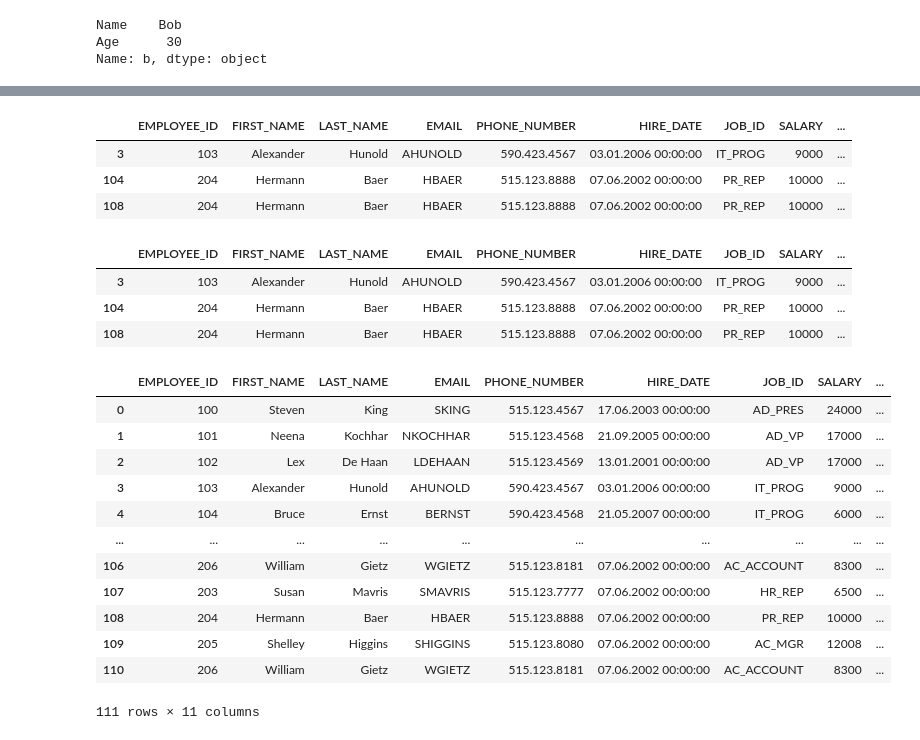
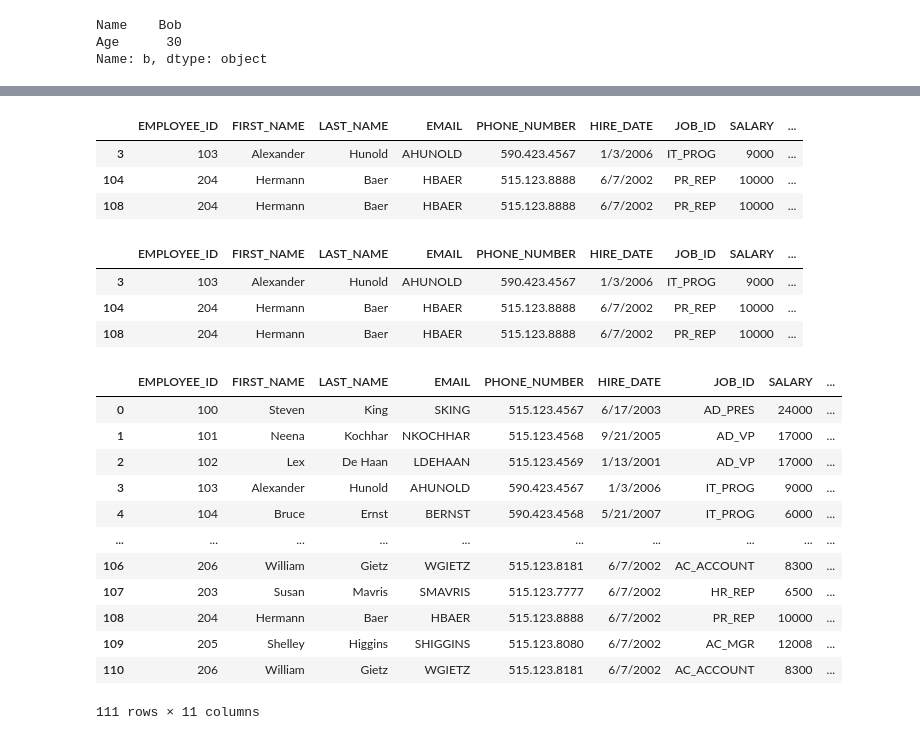
Before and after one commit to Naren1122/Road_To_Data_Science_Python, a Jupyter notebook: pandas_b/basic.ipynb, the cells around one changed output, grey strips where cells are left out. Cells and saved outputs as stored; diff of their text form; code cells hidden in the pictures.

```diff
--- a/pandas_b/basic.ipynb
+++ b/pandas_b/basic.ipynb
@@ -54,6 +56,5 @@ Name    Bob
 Age      30
 Name: b, dtype: object
 # %%
-df = pd.ExcelFile(r'EMPLOYEES.xlsx')
-df_data = df.parse()
+df = pd.read_csv('Employees.csv')
 # %%
@@ -115,35 +116,35 @@ emp_job_in
 # %%
 #find employee details who earns more than 8000 and works in department 70 or 60
 # %%
-emp_details = df_data[(df_data['SALARY'] > 8000) & ((df_data['DEPARTMENT_ID'] == 60) | (df_data['DEPARTMENT_ID'] == 70))]
+emp_details = df[(df['SALARY'] > 8000) & ((df['DEPARTMENT_ID'] == 60) | (df['DEPARTMENT_ID'] == 70))]
 emp_details
 # %% [output]
 |  | EMPLOYEE_ID | FIRST_NAME | LAST_NAME | EMAIL | PHONE_NUMBER | HIRE_DATE | JOB_ID | SALARY | ... |
-| 3 | 103 | Alexander | Hunold | AHUNOLD | 590.423.4567 | 03.01.2006 00:00:00 | IT_PROG | 9000 | ... |
-| 104 | 204 | Hermann | Baer | HBAER | 515.123.8888 | 07.06.2002 00:00:00 | PR_REP | 10000 | ... |
-| 108 | 204 | Hermann | Baer | HBAER | 515.123.8888 | 07.06.2002 00:00:00 | PR_REP | 10000 | ... |
+| 3 | 103 | Alexander | Hunold | AHUNOLD | 590.423.4567 | 1/3/2006 | IT_PROG | 9000 | ... |
+| 104 | 204 | Hermann | Baer | HBAER | 515.123.8888 | 6/7/2002 | PR_REP | 10000 | ... |
+| 108 | 204 | Hermann | Baer | HBAER | 515.123.8888 | 6/7/2002 | PR_REP | 10000 | ... |
 # %%
-emp_details = df_data[(df_data['SALARY'] > 8000) & (df_data['DEPARTMENT_ID'].isin([60, 70]))]
+emp_details = df[(df['SALARY'] > 8000) & (df['DEPARTMENT_ID'].isin([60, 70]))]
 emp_details
 # %% [output]
 |  | EMPLOYEE_ID | FIRST_NAME | LAST_NAME | EMAIL | PHONE_NUMBER | HIRE_DATE | JOB_ID | SALARY | ... |
-| 3 | 103 | Alexander | Hunold | AHUNOLD | 590.423.4567 | 03.01.2006 00:00:00 | IT_PROG | 9000 | ... |
-| 104 | 204 | Hermann | Baer | HBAER | 515.123.8888 | 07.06.2002 00:00:00 | PR_REP | 10000 | ... |
-| 108 | 204 | Hermann | Baer | HBAER | 515.123.8888 | 07.06.2002 00:00:00 | PR_REP | 10000 | ... |
+| 3 | 103 | Alexander | Hunold | AHUNOLD | 590.423.4567 | 1/3/2006 | IT_PROG | 9000 | ... |
+| 104 | 204 | Hermann | Baer | HBAER | 515.123.8888 | 6/7/2002 | PR_REP | 10000 | ... |
+| 108 | 204 | Hermann | Baer | HBAER | 515.123.8888 | 6/7/2002 | PR_REP | 10000 | ... |
 # %%
 #1. single boolean condition
-df_data
+df
 # %% [output]
 |  | EMPLOYEE_ID | FIRST_NAME | LAST_NAME | EMAIL | PHONE_NUMBER | HIRE_DATE | JOB_ID | SALARY | ... |
-| 0 | 100 | Steven | King | SKING | 515.123.4567 | 17.06.2003 00:00:00 | AD_PRES | 24000 | ... |
-| 1 | 101 | Neena | Kochhar | NKOCHHAR | 515.123.4568 | 21.09.2005 00:00:00 | AD_VP | 17000 | ... |
-| 2 | 102 | Lex | De Haan | LDEHAAN | 515.123.4569 | 13.01.2001 00:00:00 | AD_VP | 17000 | ... |
-| 3 | 103 | Alexander | Hunold | AHUNOLD | 590.423.4567 | 03.01.2006 00:00:00 | IT_PROG | 9000 | ... |
-| 4 | 104 | Bruce | Ernst | BERNST | 590.423.4568 | 21.05.2007 00:00:00 | IT_PROG | 6000 | ... |
+| 0 | 100 | Steven | King | SKING | 515.123.4567 | 6/17/2003 | AD_PRES | 24000 | ... |
+| 1 | 101 | Neena | Kochhar | NKOCHHAR | 515.123.4568 | 9/21/2005 | AD_VP | 17000 | ... |
+| 2 | 102 | Lex | De Haan | LDEHAAN | 515.123.4569 | 1/13/2001 | AD_VP | 17000 | ... |
+| 3 | 103 | Alexander | Hunold | AHUNOLD | 590.423.4567 | 1/3/2006 | IT_PROG | 9000 | ... |
+| 4 | 104 | Bruce | Ernst | BERNST | 590.423.4568 | 5/21/2007 | IT_PROG | 6000 | ... |
 | ... | ... | ... | ... | ... | ... | ... | ... | ... | ... |
-| 106 | 206 | William | Gietz | WGIETZ | 515.123.8181 | 07.06.2002 00:00:00 | AC_ACCOUNT | 8300 | ... |
-| 107 | 203 | Susan | Mavris | SMAVRIS | 515.123.7777 | 07.06.2002 00:00:00 | HR_REP | 6500 | ... |
-| 108 | 204 | Hermann | Baer | HBAER | 515.123.8888 | 07.06.2002 00:00:00 | PR_REP | 10000 | ... |
-| 109 | 205 | Shelley | Higgins | SHIGGINS | 515.123.8080 | 07.06.2002 00:00:00 | AC_MGR | 12008 | ... |
-| 110 | 206 | William | Gietz | WGIETZ | 515.123.8181 | 07.06.2002 00:00:00 | AC_ACCOUNT | 8300 | ... |
+| 106 | 206 | William | Gietz | WGIETZ | 515.123.8181 | 6/7/2002 | AC_ACCOUNT | 8300 | ... |
+| 107 | 203 | Susan | Mavris | SMAVRIS | 515.123.7777 | 6/7/2002 | HR_REP | 6500 | ... |
+| 108 | 204 | Hermann | Baer | HBAER | 515.123.8888 | 6/7/2002 | PR_REP | 10000 | ... |
+| 109 | 205 | Shelley | Higgins | SHIGGINS | 515.123.8080 | 6/7/2002 | AC_MGR | 12008 | ... |
+| 110 | 206 | William | Gietz | WGIETZ | 515.123.8181 | 6/7/2002 | AC_ACCOUNT | 8300 | ... |
 111 rows × 11 columns
```
Also changed, not shown: parts of 5 cells of this notebook, 30 other files.
